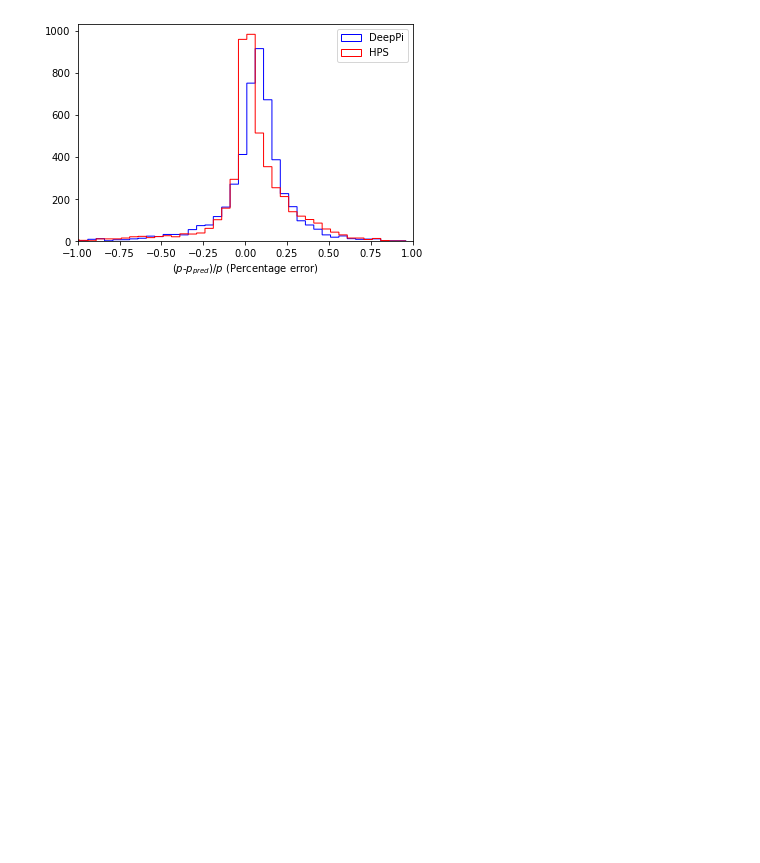
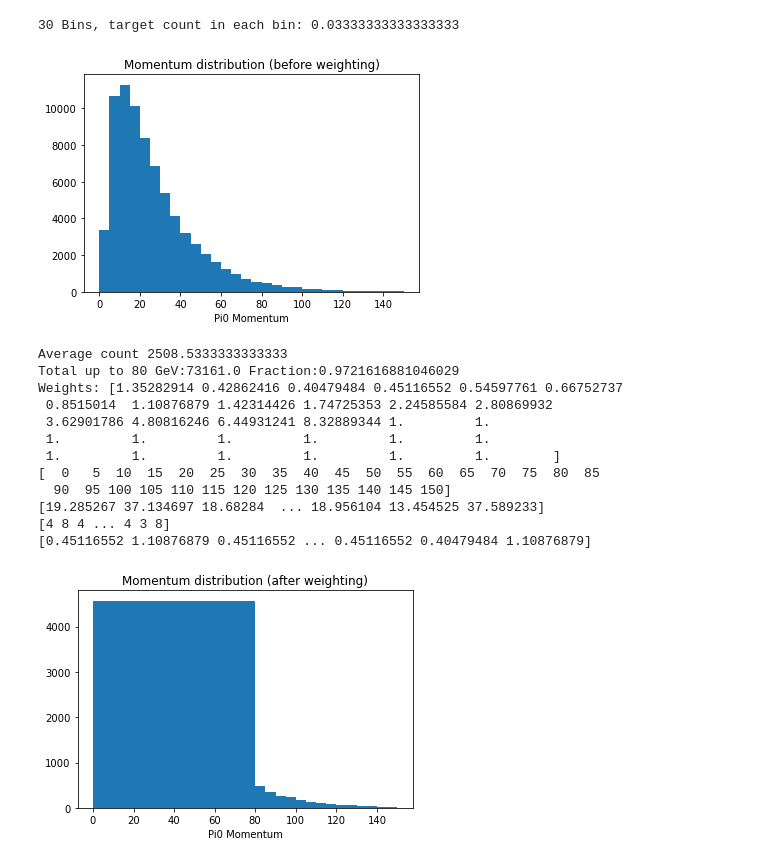
Before and after one commit to lucasrussell01/DeepPi, a Jupyter notebook: Evaluation/notebooks/plot_v2_kinematics.ipynb, the cells around one changed output. Saved outputs shown, nothing was run; the diff lists cells and outputs as text; code cells hidden in the pictures; blank space fills up the shorter version.

```diff
--- a/Evaluation/notebooks/plot_v2_kinematics.ipynb
+++ b/Evaluation/notebooks/plot_v2_kinematics.ipynb
@@ -16,4 +78,50 @@ plotter.compare_momentum()
 # %%
-plotter.compare_momentum_pce()
+hist = plotter.gen_momentum(density=False)
+print(f"Average count {np.mean(hist[0])}")
+total = np.sum(hist[0])
+up80 = np.sum(hist[0][:16])
+print(f"Total up to 80 GeV:{up80} Fraction:{up80/total}")
+# print(hist[1][16])
+observed = hist[0]/total
+# print(f"Fractions per bin: {observed}")
+target = np.full(30, up80/(16*total))
+target[16:] = observed[16:]
+# print(target)
+
+weights = target/observed
+print(f"Weights: {weights}")
+
+bins = hist[1]
+index = np.digitize(plotter.df["pi0_p"], bins)
+w = np.zeros(len(plotter.df["pi0_p"]))
+
+
+for i in range(1,len(bins)):
+    w[np.where(index==i)] = weights[i-1]
+
+
+print(bins)
+print(np.array(plotter.df["pi0_p"]))
+print(index)
+print(w)
+plt.figure()
+plt.hist(plotter.df["pi0_p"], bins=hist[1], weights=w)
+plt.xlabel("Pi0 Momentum")
+plt.title("Momentum distribution (after weighting)")
+plt.show()
 # %% [output]
+30 Bins, target count in each bin: 0.03333333333333333
-[figure, old version]
+[figure, new version]
+Average count 2508.5333333333333
+Total up to 80 GeV:73161.0 Fraction:0.9721616881046029
+Weights: [1.35282914 0.42862416 0.40479484 0.45116552 0.54597761 0.66752737
+ 0.8515014  1.10876879 1.42314426 1.74725353 2.24585584 2.80869932
+ 3.62901786 4.80816246 6.44931241 8.32889344 1.         1.
+ 1.         1.         1.         1.         1.         1.
+ 1.         1.         1.         1.         1.         1.        ]
+[  0   5  10  15  20  25  30  35  40  45  50  55  60  65  70  75  80  85
+  90  95 100 105 110 115 120 125 130 135 140 145 150]
+[19.285267 37.134697 18.68284  ... 18.956104 13.454525 37.589233]
+[4 8 4 ... 4 3 8]
+[0.45116552 1.10876879 0.45116552 ... 0.45116552 0.40479484 1.10876879]
+[figure, added]
```
Also changed, not shown: parts of 6 cells of this notebook, 12 other files.
